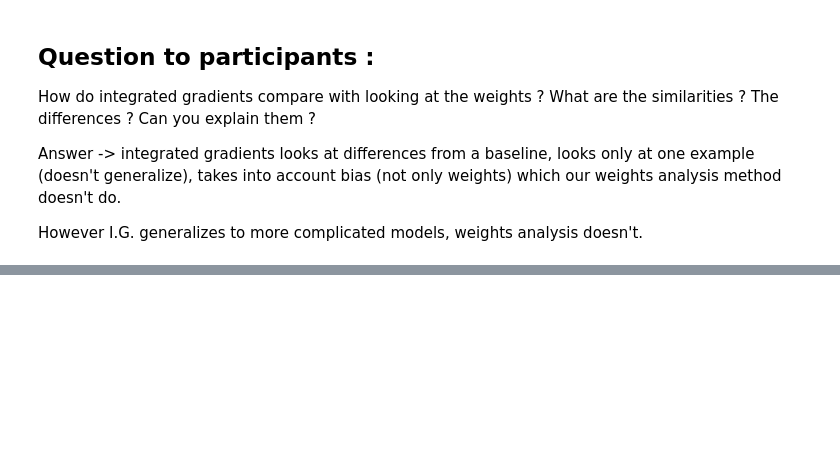
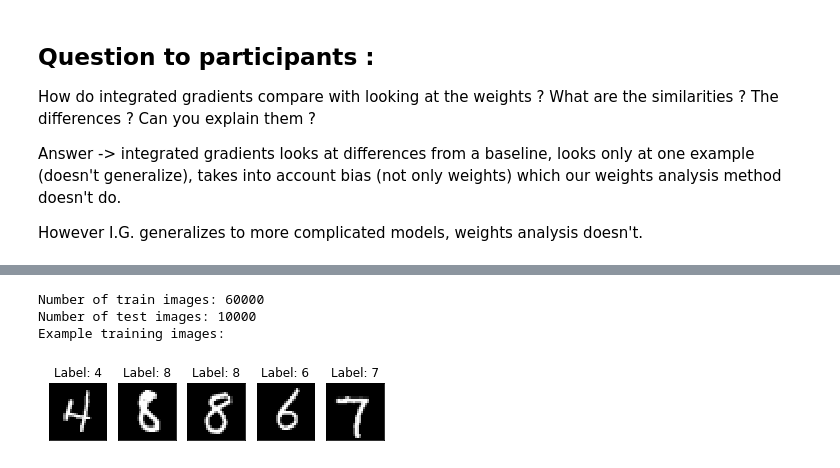
Before and after one commit to mathysgrapotte/deepexplain, a Jupyter notebook: explainable_tutorial.ipynb, the cells around one changed output, grey strips where cells are left out. Drawn from its saved outputs; the diff is of its cells as text; code cells hidden in the pictures; blank space fills up the shorter version.

```diff
--- a/explainable_tutorial.ipynb
+++ b/explainable_tutorial.ipynb
@@ -376,0 +413,53 @@ However I.G. generalizes to more complicated models, weights analysis doesn't.
+# %%
+#@title Download dataset
+# https://nextjournal.com/gkoehler/pytorch-mnist
+!pip install torch torchvision
+%matplotlib inline
+import matplotlib.pyplot as plt
+import numpy as np
+import torch
+import torch.nn as nn
+import torch.nn.functional as F
+import torchvision
+
+batch_size_train = 64
+batch_size_test = 1000
+
+random_seed = 1
+torch.backends.cudnn.enabled = False
+torch.manual_seed(random_seed)
+
+# Download the dataset
+train_dataset = torchvision.datasets.MNIST('/files/', train=True, download=True,
+                             transform=torchvision.transforms.Compose([
+                               torchvision.transforms.ToTensor(),
+                               torchvision.transforms.Normalize(
+                                 (0.1307,), (0.3081,))
+                             ]))
+train_loader = torch.utils.data.DataLoader(
+  train_dataset,
+  batch_size=batch_size_train, shuffle=True)
+
+test_dataset = torchvision.datasets.MNIST('/files/', train=False, download=True,
+                             transform=torchvision.transforms.Compose([
+                               torchvision.transforms.ToTensor(),
+                               torchvision.transforms.Normalize(
+                                 (0.1307,), (0.3081,))
+                             ]))
+test_loader = torch.utils.data.DataLoader(
+  test_dataset,
+  batch_size=batch_size_test, shuffle=True)
+
+print('Number of train images: {}'.format(len(train_dataset)))
+print('Number of test images: {}'.format(len(test_dataset)))
+print('Example training images:')
+
+fig = plt.figure()
+images, labels = next(iter(train_loader))
+for i in range(5):
+  plt.subplot(1,5,i+1)
+  plt.imshow(images[i][0], cmap='gray', interpolation='none')
+  plt.title("Label: {}".format(labels[i]))
+  plt.xticks([])
+  plt.yticks([])
+# %% [output]
@@ -376,0 +471,4 @@ However I.G. generalizes to more complicated models, weights analysis doesn't.
+Number of train images: 60000
+Number of test images: 10000
+Example training images:
+[figure, added]
```
Also changed, not shown: parts of 11 cells of this notebook.
